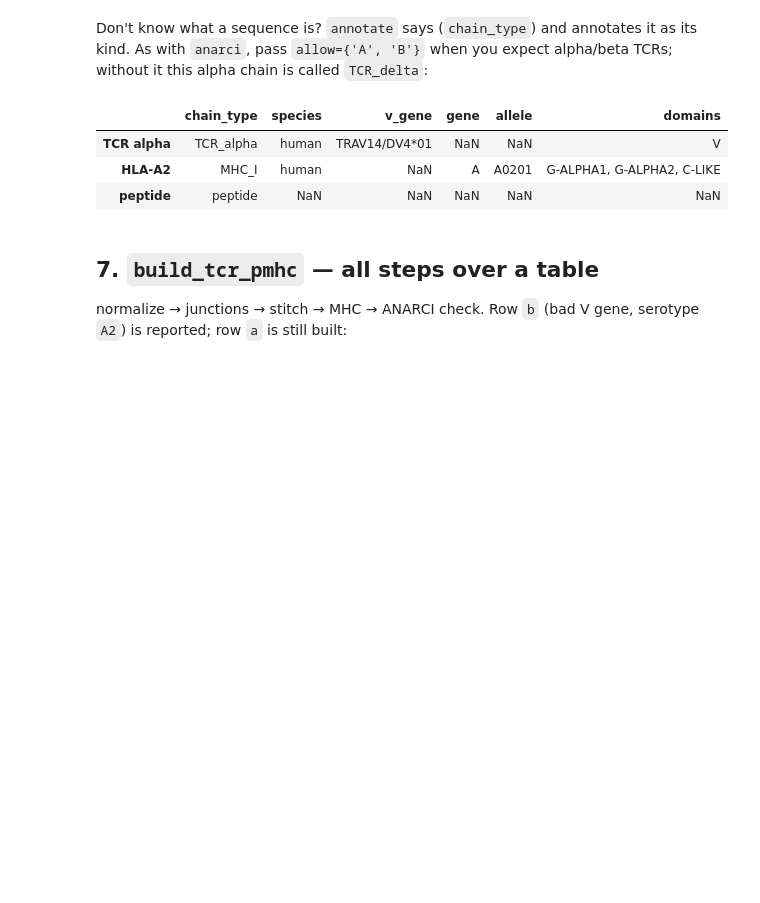
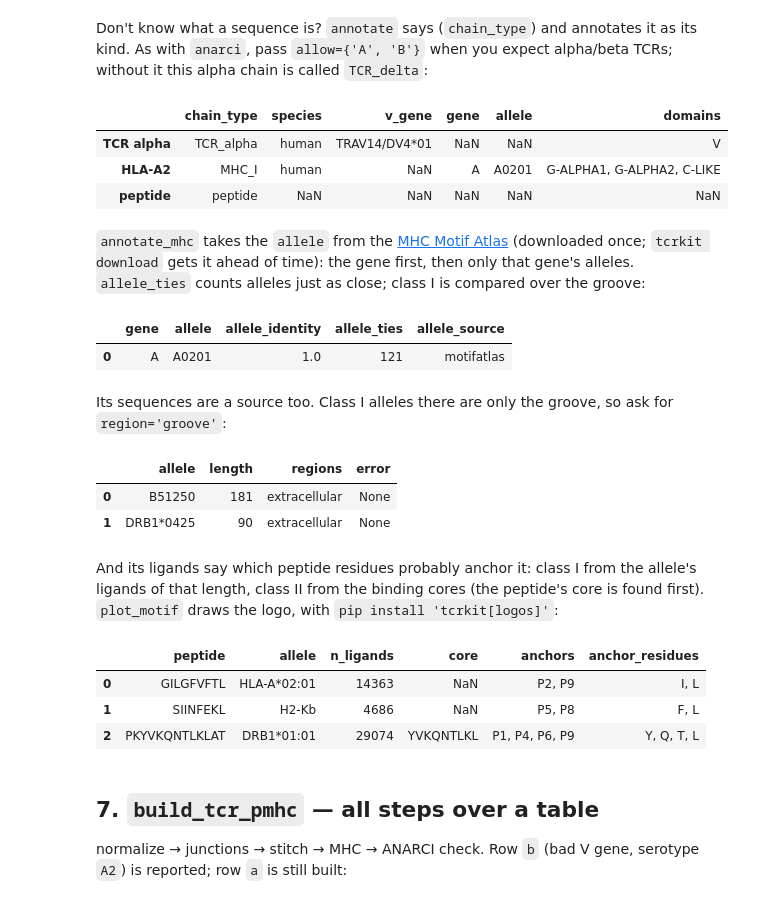
Before and after one commit to akdslab/tcrkit, a Jupyter notebook: notebooks/tcrkit_showcase.ipynb, the cells around one changed output. Drawn from its saved outputs; the diff is of its cells as text; code cells hidden in the pictures; blank space fills up the shorter version.

Commit message:
tcrkit 0.1.11: Motif Atlas alleles, peptide anchors and motifs, tcrkit download

```diff
--- a/notebooks/tcrkit_showcase.ipynb
+++ b/notebooks/tcrkit_showcase.ipynb
@@ -207,6 +207,31 @@ tcrkit.annotate({'TCR alpha': alpha, 'HLA-A2': a2, 'peptide': 'GILGFVFTL'},
 | TCR alpha | TCR_alpha | human | TRAV14/DV4*01 | NaN | NaN | V |
 | HLA-A2 | MHC_I | human | NaN | A | A0201 | G-ALPHA1, G-ALPHA2, C-LIKE |
 | peptide | peptide | NaN | NaN | NaN | NaN | NaN |
+# %% [markdown]
+`annotate_mhc` takes the `allele` from the [MHC Motif Atlas](http://mhcmotifatlas.org) (downloaded once; `tcrkit download` gets it ahead of time): the gene first, then only that gene's alleles. `allele_ties` counts alleles just as close; class I is compared over the groove:
+# %%
+tcrkit.annotate_mhc(a2)[['gene', 'allele', 'allele_identity', 'allele_ties', 'allele_source']]
+# %% [output]
+|  | gene | allele | allele_identity | allele_ties | allele_source |
+| 0 | A | A0201 | 1.0 | 121 | motifatlas |
+# %% [markdown]
+Its sequences are a source too. Class I alleles there are only the groove, so ask for `region='groove'`:
+# %%
+tcrkit.mhc_sequence(['B*51:250', 'DRB1*04:25'], source='motifatlas', region='groove')[['allele', 'length', 'regions', 'error']]
+# %% [output]
+|  | allele | length | regions | error |
+| 0 | B51250 | 181 | extracellular | None |
+| 1 | DRB1*0425 | 90 | extracellular | None |
+# %% [markdown]
+And its ligands say which peptide residues probably anchor it: class I from the allele's ligands of that length, class II from the binding cores (the peptide's core is found first). `plot_motif` draws the logo, with `pip install 'tcrkit[logos]'`:
+# %%
+tcrkit.peptide_anchors(['GILGFVFTL', 'SIINFEKL', 'PKYVKQNTLKLAT'], ['HLA-A*02:01', 'H2-Kb', 'DRB1*01:01'])[
+    ['peptide', 'allele', 'n_ligands', 'core', 'anchors', 'anchor_residues']]
+# %% [output]
+|  | peptide | allele | n_ligands | core | anchors | anchor_residues |
+| 0 | GILGFVFTL | HLA-A*02:01 | 14363 | NaN | P2, P9 | I, L |
+| 1 | SIINFEKL | H2-Kb | 4686 | NaN | P5, P8 | F, L |
+| 2 | PKYVKQNTLKLAT | DRB1*01:01 | 29074 | YVKQNTLKL | P1, P4, P6, P9 | Y, Q, T, L |
 # %% [markdown]
 ## 7. `build_tcr_pmhc` — all steps over a table
 
```
Also changed, not shown: 19 other files.
